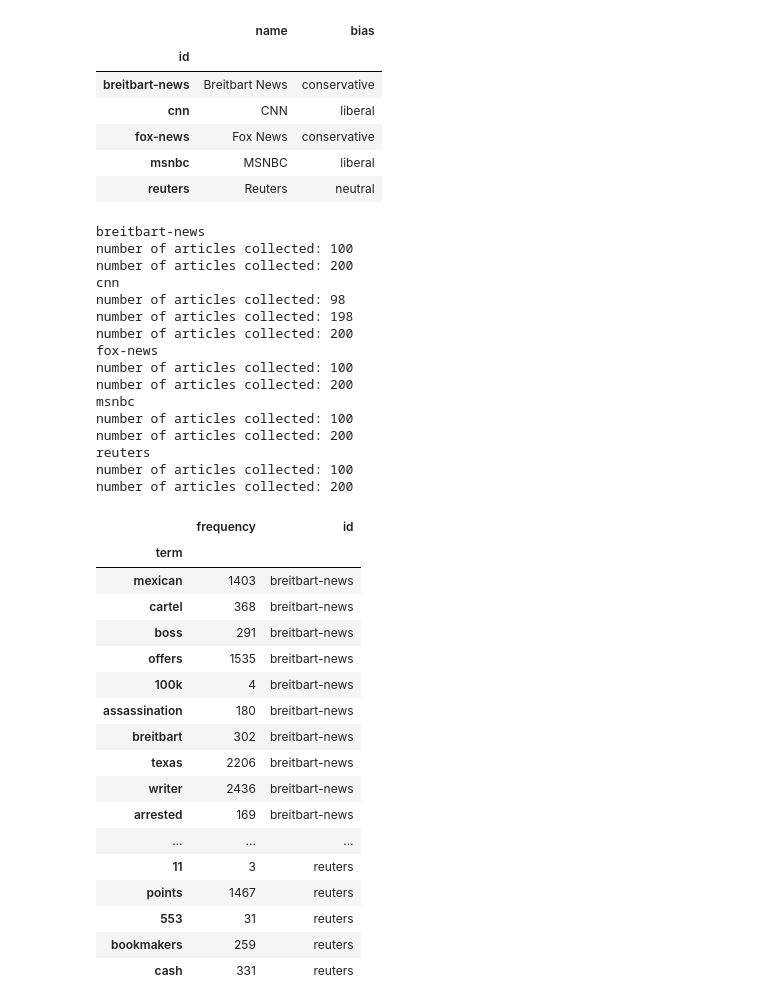
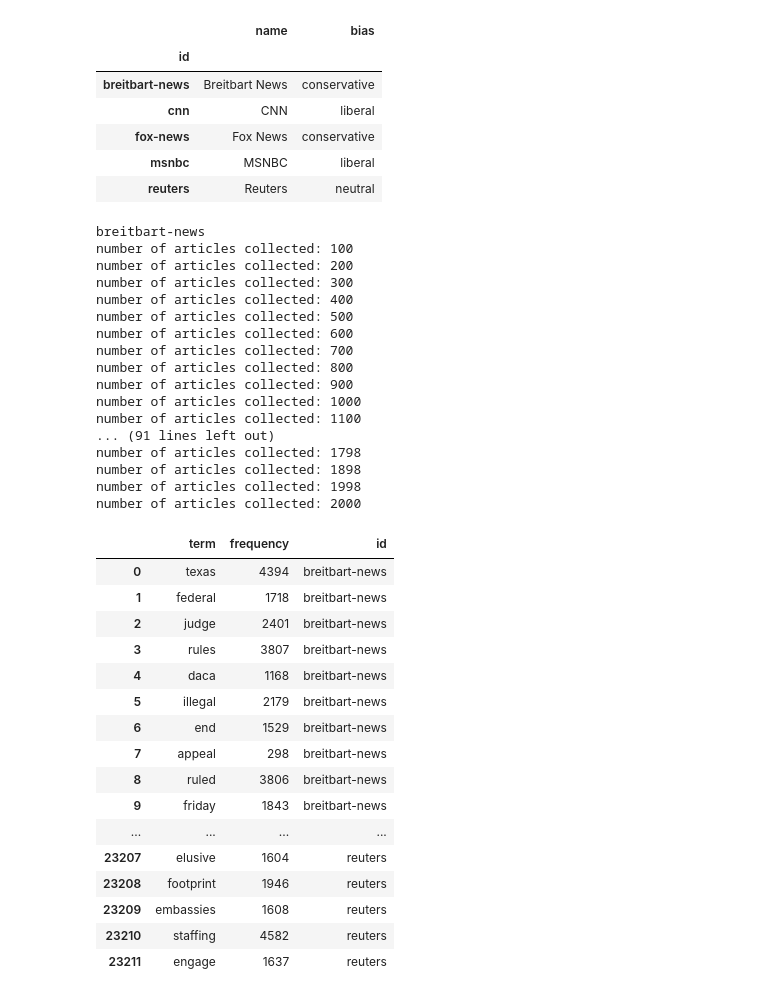
Before and after one commit to browlm13/news_source_scraping, a Jupyter notebook: news_scraper_v2.ipynb, the cells around one changed output. Drawn from its saved outputs; the diff is of its cells as text; code cells hidden in the pictures.

```diff
--- a/news_scraper_v2.ipynb
+++ b/news_scraper_v2.ipynb
@@ -277,7 +277,7 @@ from sklearn.feature_extraction.text import CountVectorizer
 selected_source_ids = list(selected_news_sources_df.index.values)
 
 # number of documents
-num_documents_per_source = 200
+num_documents_per_source = 2000
 
 def scrape_from_sources_bag_of_words(api_key, selected_source_ids, num_documents_per_source):
 
@@ -287,69 +287,68 @@ def scrape_from_sources_bag_of_words(api_key, selected_source_ids, num_documents
     for sid in selected_source_ids:
 
         #set include full article text to True for scrapping the actual site
         all_article_objects = get_all_articles(sid, api_key, max_articles=num_documents_per_source, include_full_article_text=False)
 
         simple_article_objects = article_objects_to_single_document_strings(all_article_objects)
         source_articles = [x['article_string'] for x in simple_article_objects]
 
         #count_vect = CountVectorizer()
         #bag_words = count_vect.fit_transform(source_articles)
-        count_vect = CountVectorizer(input=source_articles, stop_words='english')
+        count_vect = CountVectorizer(input=source_articles, stop_words='english', lowercase=True, max_df=0.4,min_df=0.001)
         count_vect.fit_transform(source_articles)
 
 
-        vocab_df = pd.DataFrame.from_dict(data=count_vect.vocabulary_, orient='index', columns=['frequency'])
-        vocab_df.index.name = 'term'
+        vocab_dict = {'term':list(count_vect.vocabulary_.keys()), 'frequency': list(count_vect.vocabulary_.values())}
+        vocab_df = pd.DataFrame.from_dict(vocab_dict)
+
         vocab_df['id'] = sid
 
-        # reset
-        #%reset_selective -f "^count_vect$"
-        #del count_vect
-        #print(count_vect.vocabulary_)
 
         frames.append(vocab_df)
 
-    source_id_vocab_df = pd.concat(frames)
+    #source_id_vocab_df = pd.concat(frames)
+    source_id_vocab_df = pd.concat(frames, ignore_index=True)
+
 
     return source_id_vocab_df
 
 
 # scrape from all selected sources and store as term frequency id in panda dataframe
 sources_bag_of_words_df = scrape_from_sources_bag_of_words(api_key, selected_source_ids, num_documents_per_source)
 
 sources_bag_of_words_df
 # %% [output]
 breitbart-news
 number of articles collected: 100
 number of articles collected: 200
-cnn
-number of articles collected: 98
-number of articles collected: 198
-number of articles collected: 200
-fox-news
-number of articles collected: 100
-number of articles collected: 200
-msnbc
-number of articles collected: 100
-number of articles collected: 200
-reuters
-number of articles collected: 100
-number of articles collected: 200
+number of articles collected: 300
+number of articles collected: 400
+number of articles collected: 500
+number of articles collected: 600
+number of articles collected: 700
+number of articles collected: 800
+number of articles collected: 900
+number of articles collected: 1000
+number of articles collected: 1100
+... (91 lines left out)
+number of articles collected: 1798
+number of articles collected: 1898
+number of articles collected: 1998
+number of articles collected: 2000
-|  | frequency | id |
-| term |  |  |
-| mexican | 1403 | breitbart-news |
-| cartel | 368 | breitbart-news |
-| boss | 291 | breitbart-news |
-| offers | 1535 | breitbart-news |
-| 100k | 4 | breitbart-news |
-| assassination | 180 | breitbart-news |
-| breitbart | 302 | breitbart-news |
-| texas | 2206 | breitbart-news |
-| writer | 2436 | breitbart-news |
-| arrested | 169 | breitbart-news |
-| ... | ... | ... |
-| 11 | 3 | reuters |
-| points | 1467 | reuters |
-| 553 | 31 | reuters |
-| bookmakers | 259 | reuters |
-| cash | 331 | reuters |
+|  | term | frequency | id |
+| 0 | texas | 4394 | breitbart-news |
+| 1 | federal | 1718 | breitbart-news |
+| 2 | judge | 2401 | breitbart-news |
+| 3 | rules | 3807 | breitbart-news |
+| 4 | daca | 1168 | breitbart-news |
+| 5 | illegal | 2179 | breitbart-news |
+| 6 | end | 1529 | breitbart-news |
+| 7 | appeal | 298 | breitbart-news |
+| 8 | ruled | 3806 | breitbart-news |
+| 9 | friday | 1843 | breitbart-news |
+| ... | ... | ... | ... |
+| 23207 | elusive | 1604 | reuters |
+| 23208 | footprint | 1946 | reuters |
+| 23209 | embassies | 1608 | reuters |
+| 23210 | staffing | 4582 | reuters |
+| 23211 | engage | 1637 | reuters |
```
Also changed, not shown: parts of 4 cells of this notebook.
